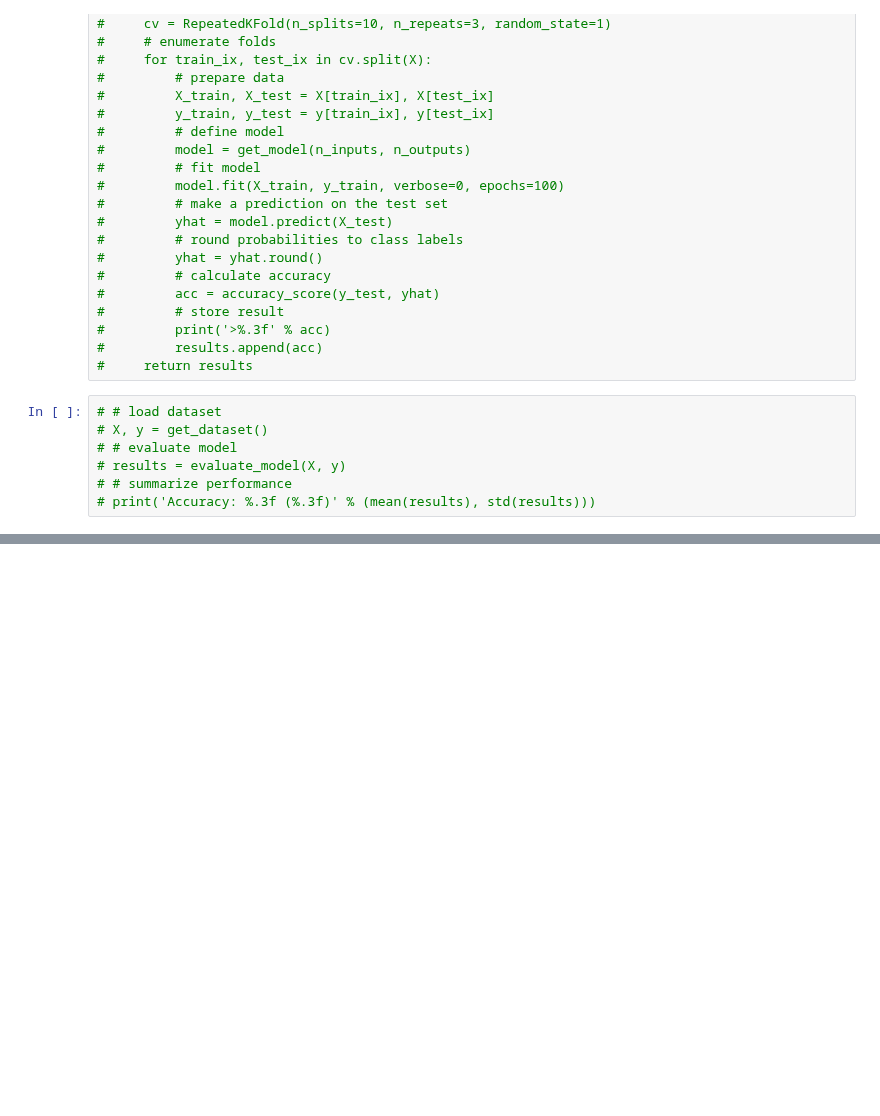
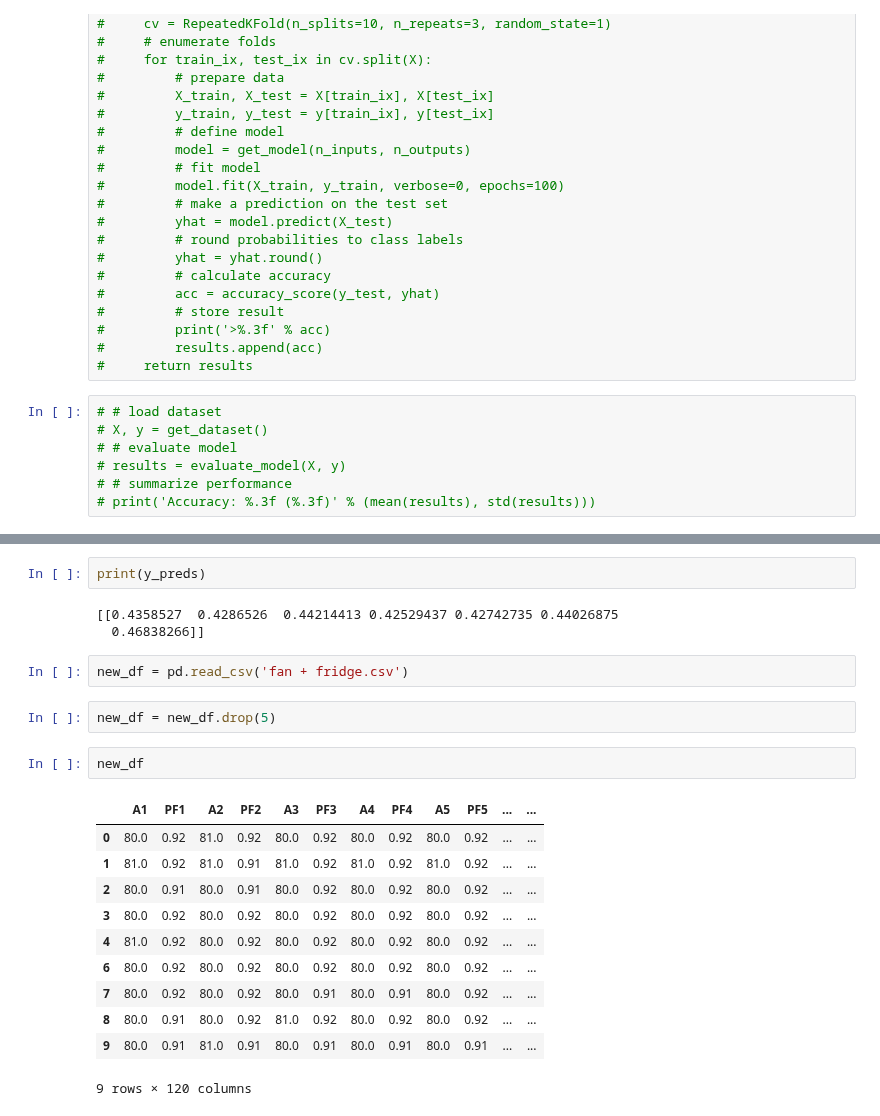
Before and after one commit to caxefaizan/S3_bucket_manipulation, a Jupyter notebook: Minion_ML_Model.ipynb, the cells around one changed output, grey strips where cells are left out. Saved outputs shown, nothing was run; the diff lists cells and outputs as text; blank space fills up the shorter version.

```diff
--- a/Minion_ML_Model.ipynb
+++ b/Minion_ML_Model.ipynb
@@ -663,0 +813,23 @@ main_df
+# %%
+print(y_preds)
+# %% [output]
+[[0.4358527  0.4286526  0.44214413 0.42529437 0.42742735 0.44026875
+  0.46838266]]
+# %%
+new_df = pd.read_csv('fan + fridge.csv')
+# %%
+new_df = new_df.drop(5)
+# %%
+new_df
+# %% [output]
+|  | A1 | PF1 | A2 | PF2 | A3 | PF3 | A4 | PF4 | A5 | PF5 | ... | ... |
+| 0 | 80.0 | 0.92 | 81.0 | 0.92 | 80.0 | 0.92 | 80.0 | 0.92 | 80.0 | 0.92 | ... | ... |
+| 1 | 81.0 | 0.92 | 81.0 | 0.91 | 81.0 | 0.92 | 81.0 | 0.92 | 81.0 | 0.92 | ... | ... |
+| 2 | 80.0 | 0.91 | 80.0 | 0.91 | 80.0 | 0.92 | 80.0 | 0.92 | 80.0 | 0.92 | ... | ... |
+| 3 | 80.0 | 0.92 | 80.0 | 0.92 | 80.0 | 0.92 | 80.0 | 0.92 | 80.0 | 0.92 | ... | ... |
+| 4 | 81.0 | 0.92 | 80.0 | 0.92 | 80.0 | 0.92 | 80.0 | 0.92 | 80.0 | 0.92 | ... | ... |
+| 6 | 80.0 | 0.92 | 80.0 | 0.92 | 80.0 | 0.92 | 80.0 | 0.92 | 80.0 | 0.92 | ... | ... |
+| 7 | 80.0 | 0.92 | 80.0 | 0.92 | 80.0 | 0.91 | 80.0 | 0.91 | 80.0 | 0.92 | ... | ... |
+| 8 | 80.0 | 0.91 | 80.0 | 0.92 | 81.0 | 0.92 | 80.0 | 0.92 | 80.0 | 0.92 | ... | ... |
+| 9 | 80.0 | 0.91 | 81.0 | 0.91 | 80.0 | 0.91 | 80.0 | 0.91 | 80.0 | 0.91 | ... | ... |
+9 rows × 120 columns
```
Also changed, not shown: parts of 21 cells of this notebook.
